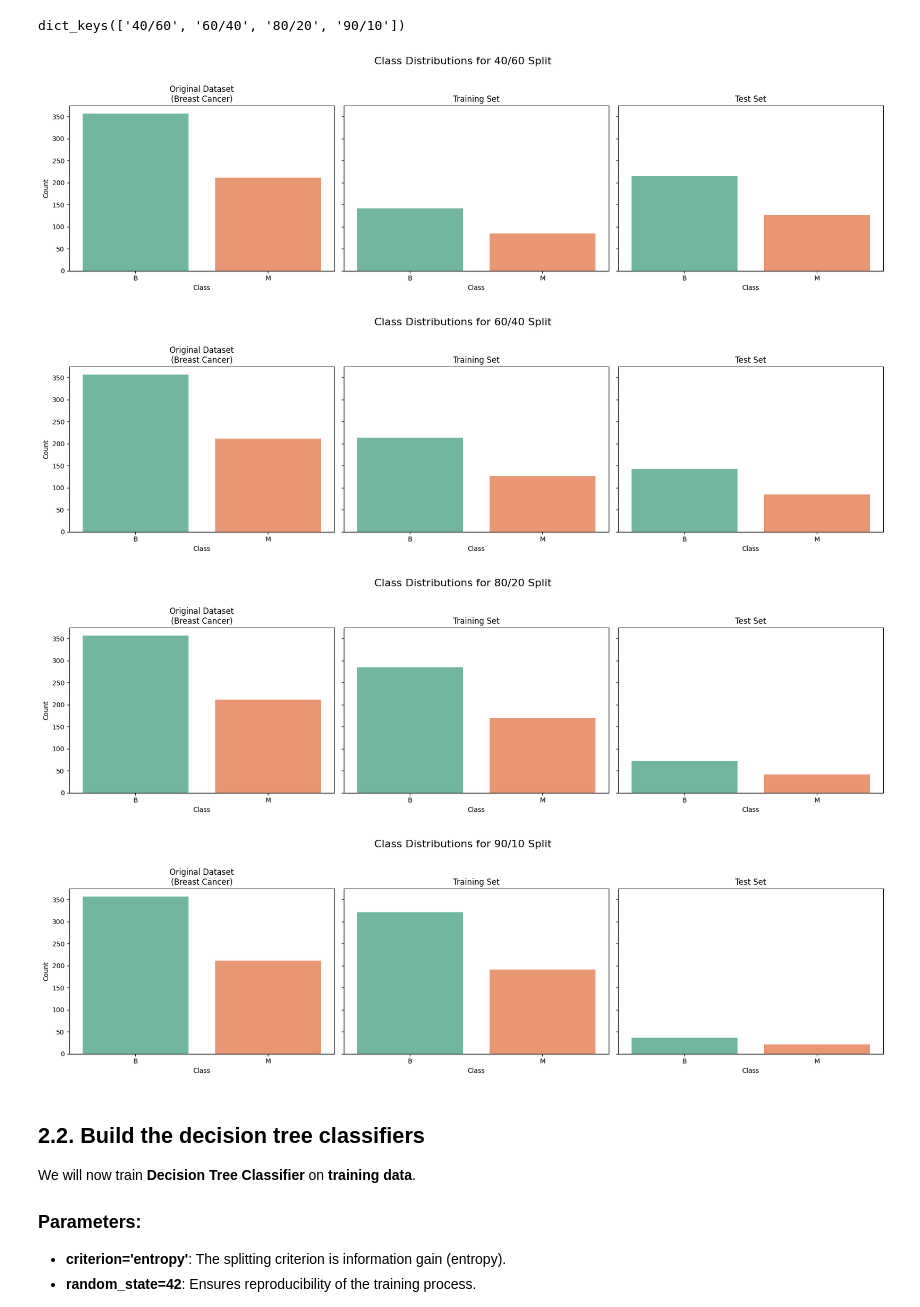
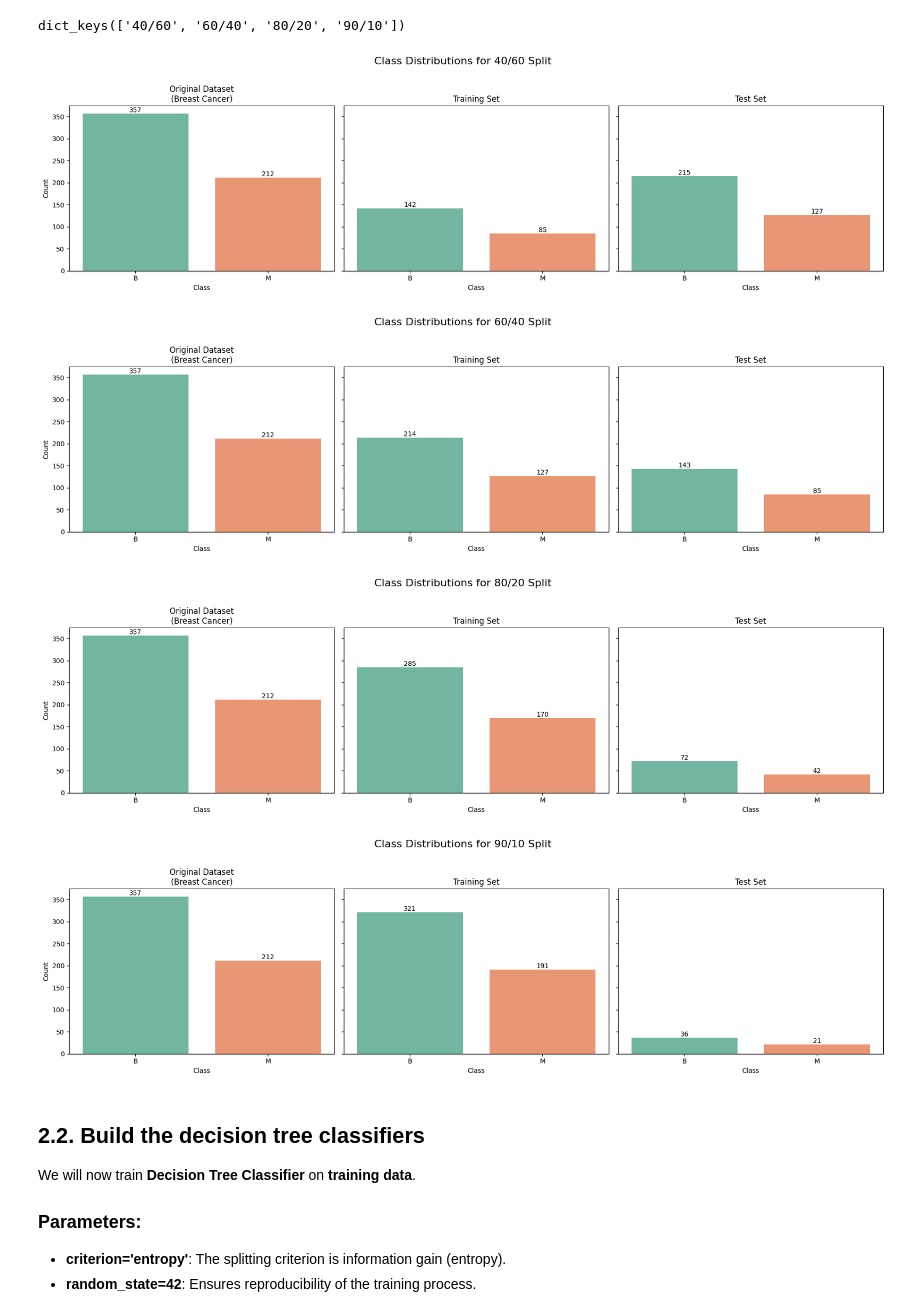
Before and after one commit to daobathanhh/Decision-Tree, a Jupyter notebook: Breast Cancer/breast_cancer_analysis.ipynb, the cells around one changed output. Saved outputs shown, nothing was run; the diff lists cells and outputs as text; code cells hidden in the pictures.

Commit message:
change the visualization in breast cancer dataset

```diff
--- a/Breast Cancer/breast_cancer_analysis.ipynb
+++ b/Breast Cancer/breast_cancer_analysis.ipynb
@@ -213,51 +213,67 @@ def plot_class_distributions(y_original, y_train, y_test, dataset_name="Breast C
     palette = sns.color_palette("Set2", len(unique_classes))
     class_palette = {cls: color for cls, color in zip(unique_classes, palette)}
 
-    # Plot the distributions
+    # Function to annotate bar values
+    def annotate_bars(ax):
+        for p in ax.patches:
+            ax.text(
+                p.get_x() + p.get_width() / 2,  # x-coordinate
+                p.get_height(),  # y-coordinate
+                int(p.get_height()),  # Annotation text (count value)
+                ha="center",  # Horizontal alignment
+                va="bottom",  # Vertical alignment
+                fontsize=10,  # Font size
+                color="black"  # Text color
+            )
+
+    # Plot the distributions and annotate
     sns.countplot(x=y_original, hue=y_original, ax=axes[0], order=unique_classes,
                   palette=class_palette, legend=False)
+    annotate_bars(axes[0])
     axes[0].set_title(f"Original Dataset\n({dataset_name})")
     axes[0].set_xlabel("Class")
     axes[0].set_ylabel("Count")
 
     sns.countplot(x=y_train, hue=y_train, ax=axes[1], order=unique_classes,
                   palette=class_palette, legend=False)
+    annotate_bars(axes[1])
     axes[1].set_title("Training Set")
     axes[1].set_xlabel("Class")
 
     sns.countplot(x=y_test, hue=y_test, ax=axes[2], order=unique_classes,
                   palette=class_palette, legend=False)
+    annotate_bars(axes[2])
     axes[2].set_title("Test Set")
     axes[2].set_xlabel("Class")
 
     if split_name:
         fig.suptitle(f"Class Distributions for {split_name} Split", fontsize=16, y=1.02)
 
     output_dir = "data/"  # Update to a directory that is accessible
     os.makedirs(output_dir, exist_ok=True)
 
     # Sanitize split_name by replacing '/' with '_'
     sanitized_split_name = split_name.replace('/', '_')
     # Save the figure
     filepath = os.path.join(output_dir, f"class_distributions_{sanitized_split_name}.svg")
     plt.savefig(filepath, format="svg")
     plt.tight_layout()
     plt.show()
     plt.close(fig)
-# Example usage
+
 for split_name, data in splits.items():
     plot_class_distributions(
         labels,
         data['label_train'],
         data['label_test'],
         dataset_name="Breast Cancer",
         split_name=split_name
     )
 # %% [output]
-[figure, old version]
+[figure, new version]
-[figure, old version]
+[figure, new version]
-[figure, old version]
+[figure, new version]
-[figure, old version]
+[figure, new version]
 # %% [markdown]
 ## 2.2. Build the decision tree classifiers
 
```
